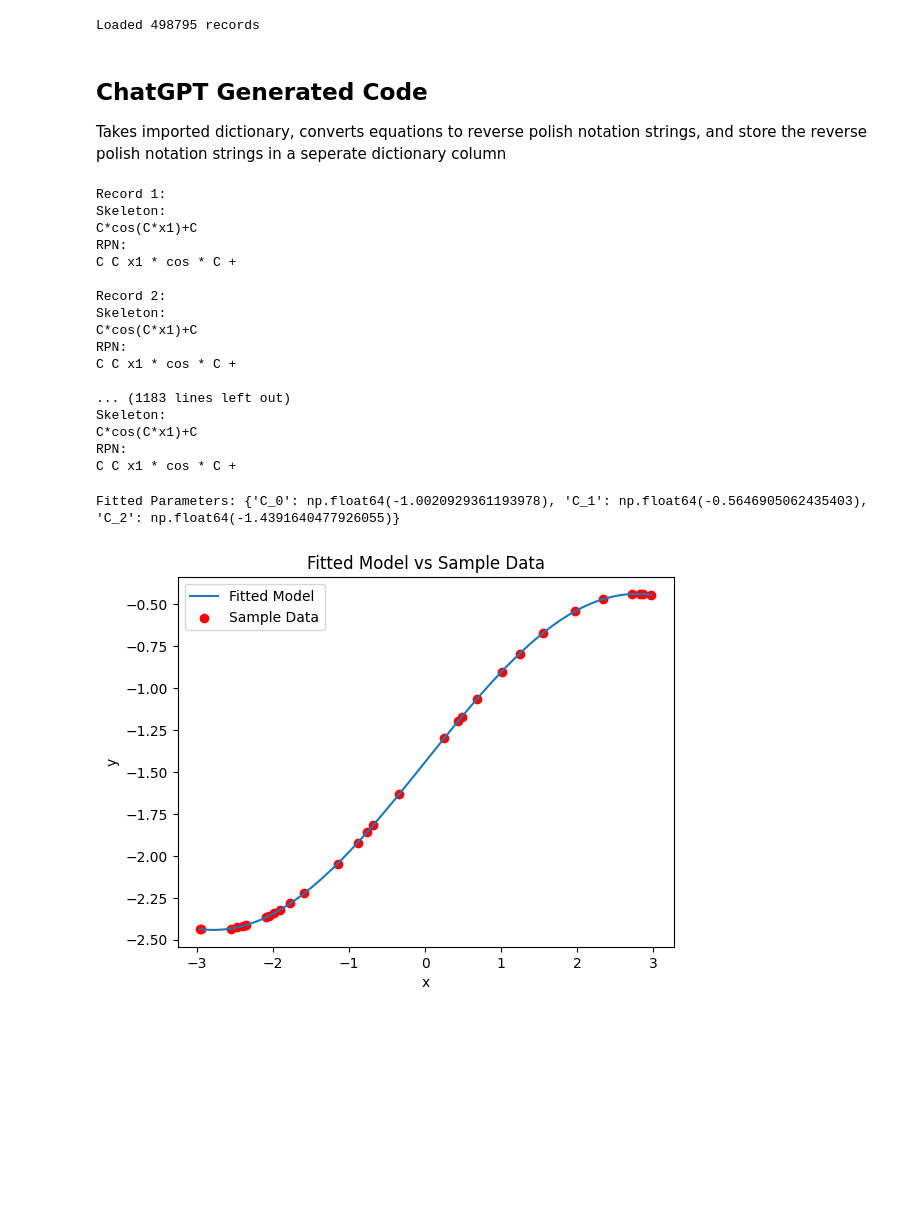
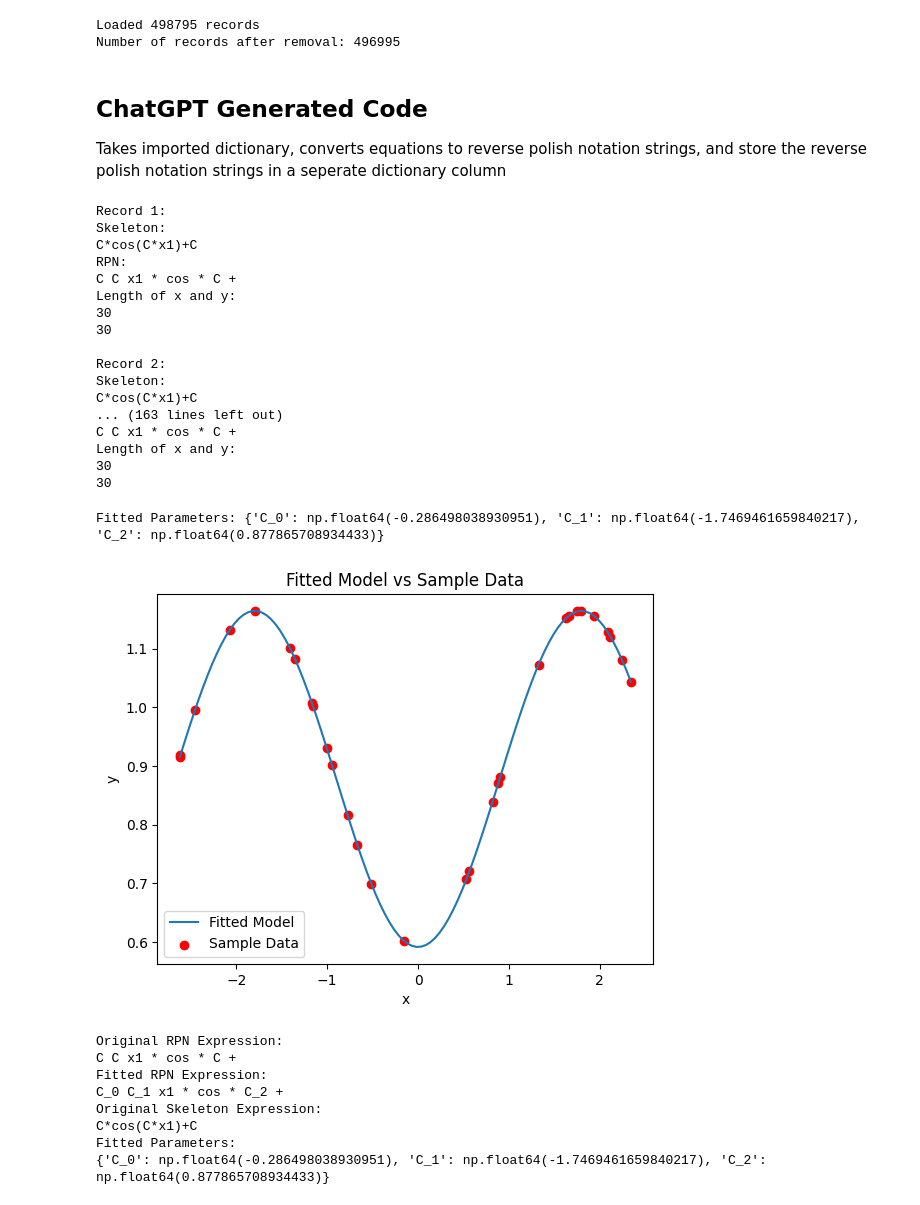
Before and after one commit to bdschnapp/Symbolic_Diffusion, a Jupyter notebook: Database_Test.ipynb, the cells around one changed output. Saved outputs shown, nothing was run; the diff lists cells and outputs as text; code cells hidden in the pictures; blank space fills up the shorter version.

```diff
--- a/Database_Test.ipynb
+++ b/Database_Test.ipynb
@@ -11,8 +11,15 @@ with open('data/train.json', 'r') as file:
 
 # Now data is a list of dictionaries, each containing one record
 print(f"Loaded {len(data)} records")
+
+# Remove entries that contain the sequence "Ce" in the "Skeleton" key
+data = [record for record in data if "Ce" not in record["Skeleton"]]
+
+# Print the number of records after removal
+print(f"Number of records after removal: {len(data)}")
 # %% [output]
 Loaded 498795 records
+Number of records after removal: 496995
 # %% [markdown]
 ## ChatGPT Generated Code
 Takes imported dictionary, converts equations to reverse polish notation strings, and store the reverse polish notation strings in a seperate dictionary column
@@ -91,30 +98,35 @@ for record in data:
         record["RPN"] = rpn_expr
 # %%
 ##Test the RPN conversion by printing the first 20 records
-for idx, record in enumerate(data[:200], 1):
+for idx, record in enumerate(data[:20], 1):
     print(f"\nRecord {idx}:")
     print("Skeleton:")
     print(record["Skeleton"])
     print("RPN:")
     print(record["RPN"])
+
+    #print the length of x and y
+    print("Length of x and y:")
+    print(len(record["X"]))
+    print(len(record["Y"]))
 # %% [output]
 Record 1:
 Skeleton:
 C*cos(C*x1)+C
 RPN:
 C C x1 * cos * C +
+Length of x and y:
+30
+30
 
 Record 2:
 Skeleton:
 C*cos(C*x1)+C
-RPN:
+... (163 lines left out)
 C C x1 * cos * C +
-
-... (1183 lines left out)
-Skeleton:
-C*cos(C*x1)+C
-RPN:
-C C x1 * cos * C +
+Length of x and y:
+30
+30
 # %%
 import math
 import re
@@ -122,6 +134,8 @@ import json
 import numpy as np
 import matplotlib.pyplot as plt
 from scipy.optimize import minimize
+from scipy.optimize import differential_evolution #For global minimization, as the constant solver was having issues with local minima
+import multiprocessing
 
 # --- Utility: Uniquify Constant Tokens in the RPN Expression ---
 
@@ -268,7 +282,10 @@ def fit_constants(original_rpn_expr, X_data, Y_data):
         return error
 
     # Minimize using L-BFGS-B with bounds.
-    result = minimize(objective, initial_guess, method='L-BFGS-B', bounds=bounds)
+    #result = minimize(objective, initial_guess, method='L-BFGS-B', bounds=bounds)
+    result = differential_evolution(objective, bounds, tol=1e-4,maxiter=10) #Do limited global minimization search
+    #Refine with local minimization search
+    result = minimize(objective, result.x, method='L-BFGS-B', bounds=bounds)
     fitted_params = {name: value for name, value in zip(constant_names, result.x)}
     return unique_rpn_expr, fitted_params
 
@@ -295,33 +312,50 @@ def process_and_plot(record):
     original_rpn_expr = record["RPN"]
 
     # Fit the constants (each "C" is treated as a separate parameter).
     unique_rpn_expr, fitted_params = fit_constants(original_rpn_expr, X_sample, Y_sample)
     print("Fitted Parameters:", fitted_params)
 
     # Evaluate the fitted model on the evaluation grid.
     y_eval = []
     for x in x_eval:
         try:
             y_eval.append(evaluate_rpn_with_params(unique_rpn_expr, x, fitted_params))
         except Exception:
             y_eval.append(np.nan)
     y_eval = np.array(y_eval)
 
     # Plot the fitted function and sample points.
     plt.figure()
     plt.plot(x_eval, y_eval, label="Fitted Model")
     plt.scatter(X_sample, Y_sample, color="red", label="Sample Data")
     plt.xlabel("x")
     plt.ylabel("y")
     plt.legend()
     plt.title("Fitted Model vs Sample Data")
     plt.show()
+    print("Original RPN Expression:")
+    print(original_rpn_expr)
+    print("Fitted RPN Expression:")
+    print(unique_rpn_expr)
+    print("Original Skeleton Expression:")
+    print(record["Skeleton"])
+    print("Fitted Parameters:")
+    print(fitted_params)
+
 
 # --- Example Usage ---
 # Assume 'data' is a list of records loaded from your JSON file,
 # and that each record has keys "X", "Y", and "RPN".
 # For example, to process and plot the record with index 104:
-process_and_plot(data[104])
+process_and_plot(data[1])
 # %% [output]
-Fitted Parameters: {'C_0': np.float64(-1.0020929361193978), 'C_1': np.float64(-0.5646905062435403), 'C_2': np.float64(-1.4391640477926055)}
+Fitted Parameters: {'C_0': np.float64(-0.286498038930951), 'C_1': np.float64(-1.7469461659840217), 'C_2': np.float64(0.877865708934433)}
-[figure, old version]
+[figure, new version]
+Original RPN Expression:
+C C x1 * cos * C +
+Fitted RPN Expression:
+C_0 C_1 x1 * cos * C_2 +
+Original Skeleton Expression:
+C*cos(C*x1)+C
+Fitted Parameters:
+{'C_0': np.float64(-0.286498038930951), 'C_1': np.float64(-1.7469461659840217), 'C_2': np.float64(0.877865708934433)}
```
Also changed, not shown: parts of 3 cells of this notebook.
